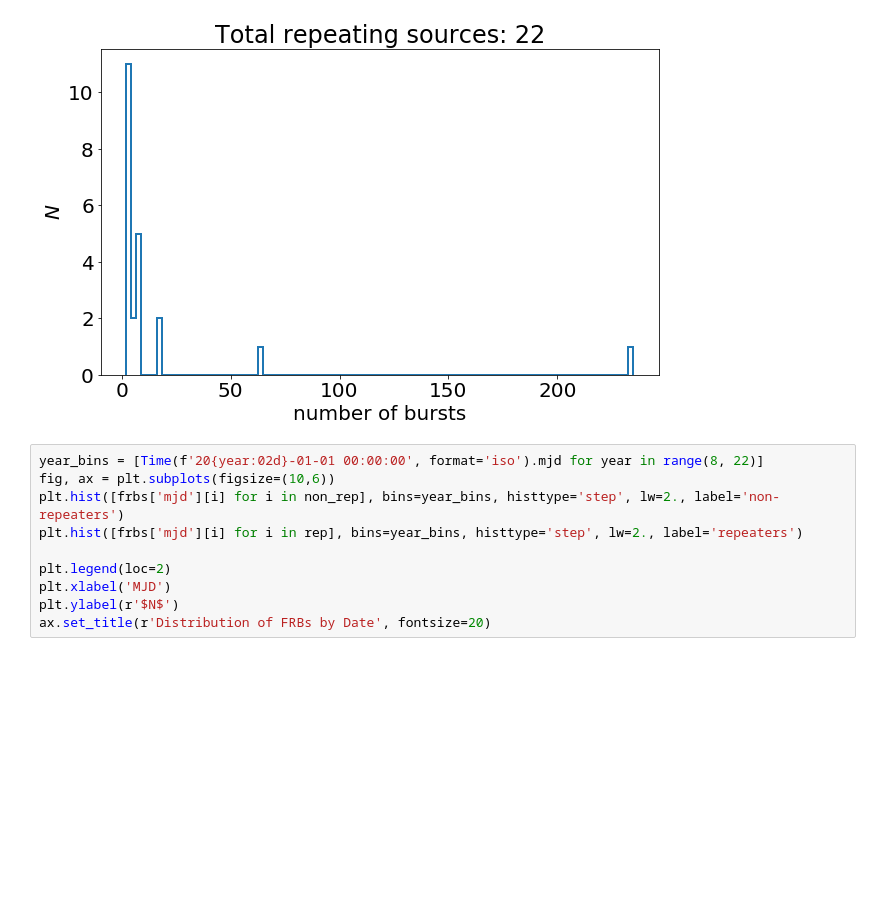
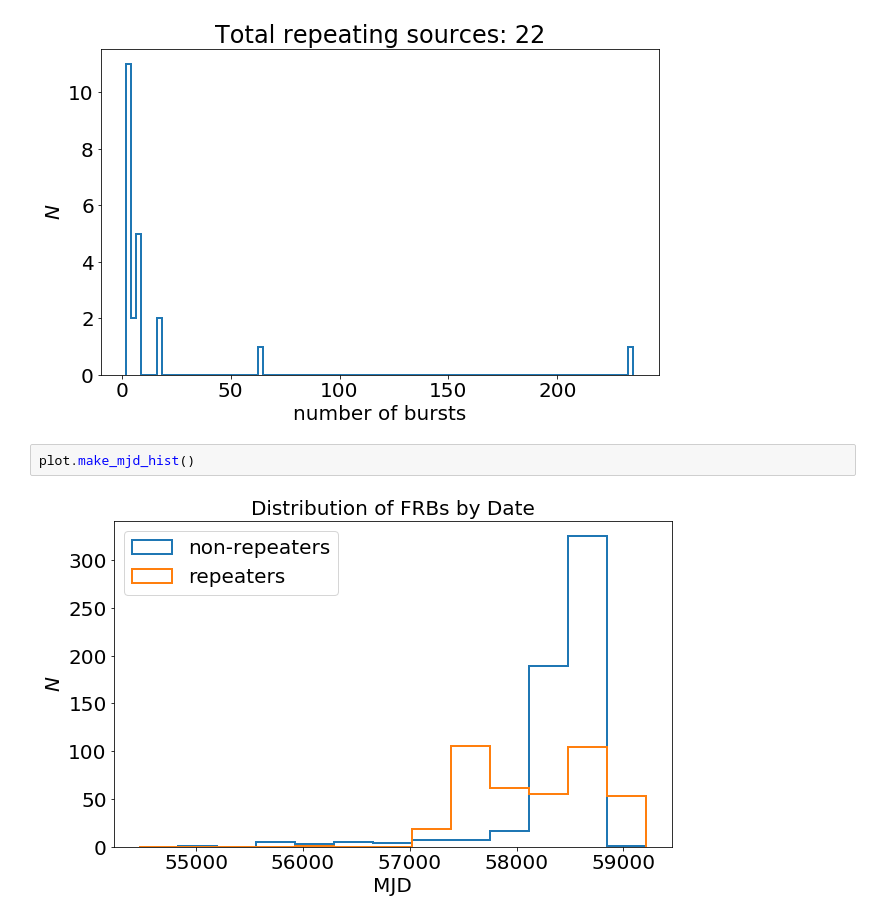
Before and after one commit to jessiethw/FRB, a Jupyter notebook: make_plots.ipynb, the cells around one changed output. Saved outputs shown, nothing was run; the diff lists cells and outputs as text; blank space fills up the shorter version.

```diff
--- a/make_plots.ipynb
+++ b/make_plots.ipynb
@@ -20,13 +16,7 @@ plot.repeater_bursts()
 # %% [output]
 Loading all FRBs from catalogs
 [figure]
-# %%
-year_bins = [Time(f'20{year:02d}-01-01 00:00:00', format='iso').mjd for year in range(8, 22)]
-fig, ax = plt.subplots(figsize=(10,6))
-plt.hist([frbs['mjd'][i] for i in non_rep], bins=year_bins, histtype='step', lw=2., label='non-repeaters')
-plt.hist([frbs['mjd'][i] for i in rep], bins=year_bins, histtype='step', lw=2., label='repeaters')
-
-plt.legend(loc=2)
-plt.xlabel('MJD')
-plt.ylabel(r'$N$')
-ax.set_title(r'Distribution of FRBs by Date', fontsize=20)
+# %%
+plot.make_mjd_hist()
+# %% [output]
+[figure, added]
```
Also changed, not shown: parts of 1 cell of this notebook, 2 other files.
